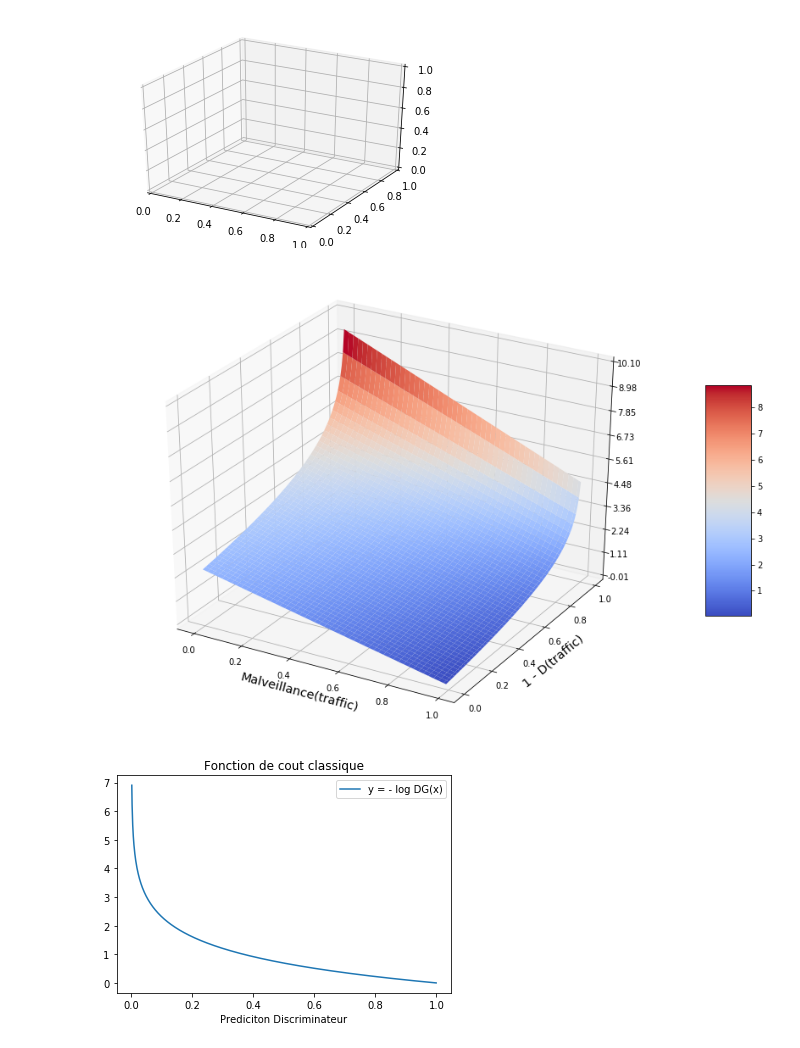
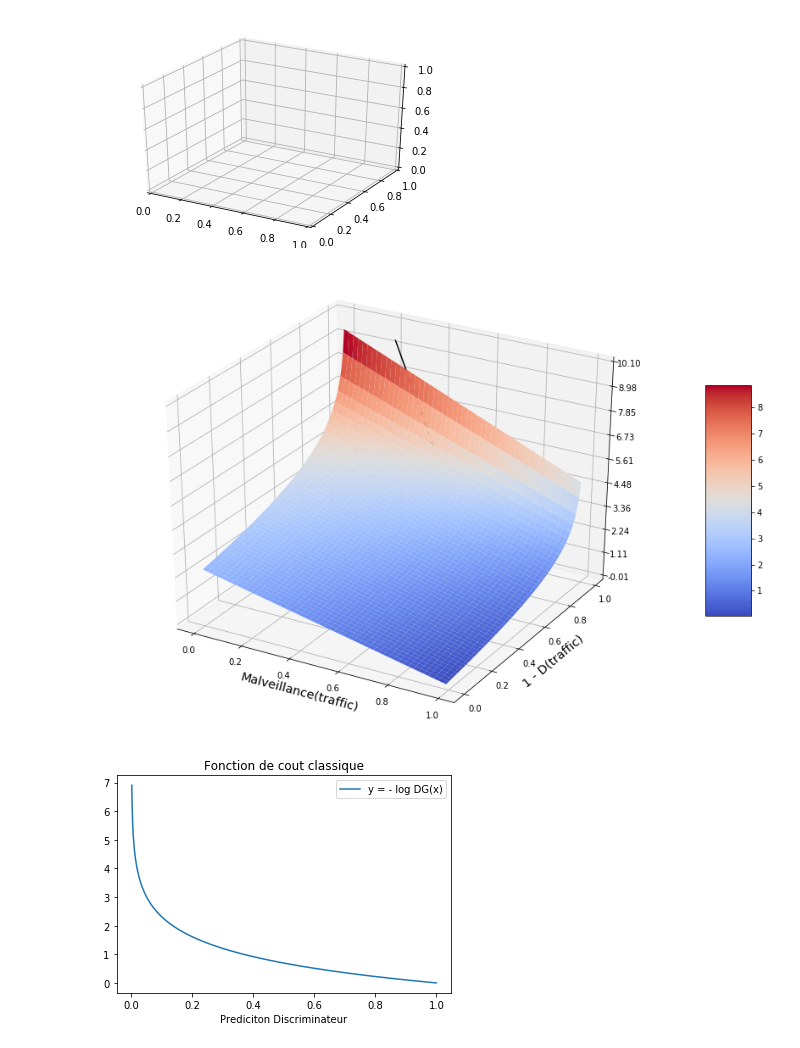
Before and after one commit to ppmdatix/gitELECOM, a Jupyter notebook: NovGan/3Dsurface.ipynb, the cells around one changed output. Saved outputs shown, nothing was run; the diff lists cells and outputs as text; code cells hidden in the pictures.

```diff
--- a/NovGan/3Dsurface.ipynb
+++ b/NovGan/3Dsurface.ipynb
@@ -1,12 +19,4 @@
 # %%
-from mpl_toolkits.mplot3d import Axes3D  # noqa: F401 unused import
-
-import matplotlib.pyplot as plt
-from matplotlib import cm
-from matplotlib.ticker import LinearLocator, FormatStrFormatter
-import numpy as np
-
-
 fig = plt.figure()
 ax = fig.gca(projection='3d')
 
@@ -18,34 +28,36 @@ X = np.arange(0, 1, 0.01)
 Y =  np.arange(0, 1, 0.01)
 X, Y = np.meshgrid(X, Y)
 alpha = 1.5
 offset = 2.5
 L = - np.log(1-Y)
 Z =  X * L + (1 - X)*(alpha*L +offset)
 
 
 
 fig = plt.figure(figsize=(15,10))
 ax = fig.add_subplot(111, projection='3d')
 # Plot the surface.
 surf = ax.plot_surface(X, Y, Z, cmap=cm.coolwarm,
                        linewidth=0, antialiased=True, shade=False)
 
 # Customize the z axis.
 ax.set_zlim(-0.01, 10.1)
 ax.zaxis.set_major_locator(LinearLocator(10))
 ax.zaxis.set_major_formatter(FormatStrFormatter('%.02f'))
 
+
+line = ax.plot([0.5,0.6], [0.5,0.6], [12,7], color="black")
 # Add a color bar which maps values to colors.
 fig.colorbar(surf, shrink=0.5, aspect=5)
 plt.xlabel("Malveillance(traffic)", fontsize="x-large")
 plt.ylabel("1 - D(traffic)", fontsize="x-large")
 plt.savefig("images/3Dsurf.png")
 
 plt.show()
 plt.close()
 # %% [output]
 [figure]
-[figure, old version]
+[figure, new version]
 # %%
 x = np.arange(0, 1, 0.001)
 plt.plot(x, -np.log(x), label="y = - log DG(x)")
```
Also changed, not shown: parts of 2 cells of this notebook, 1 other file.
